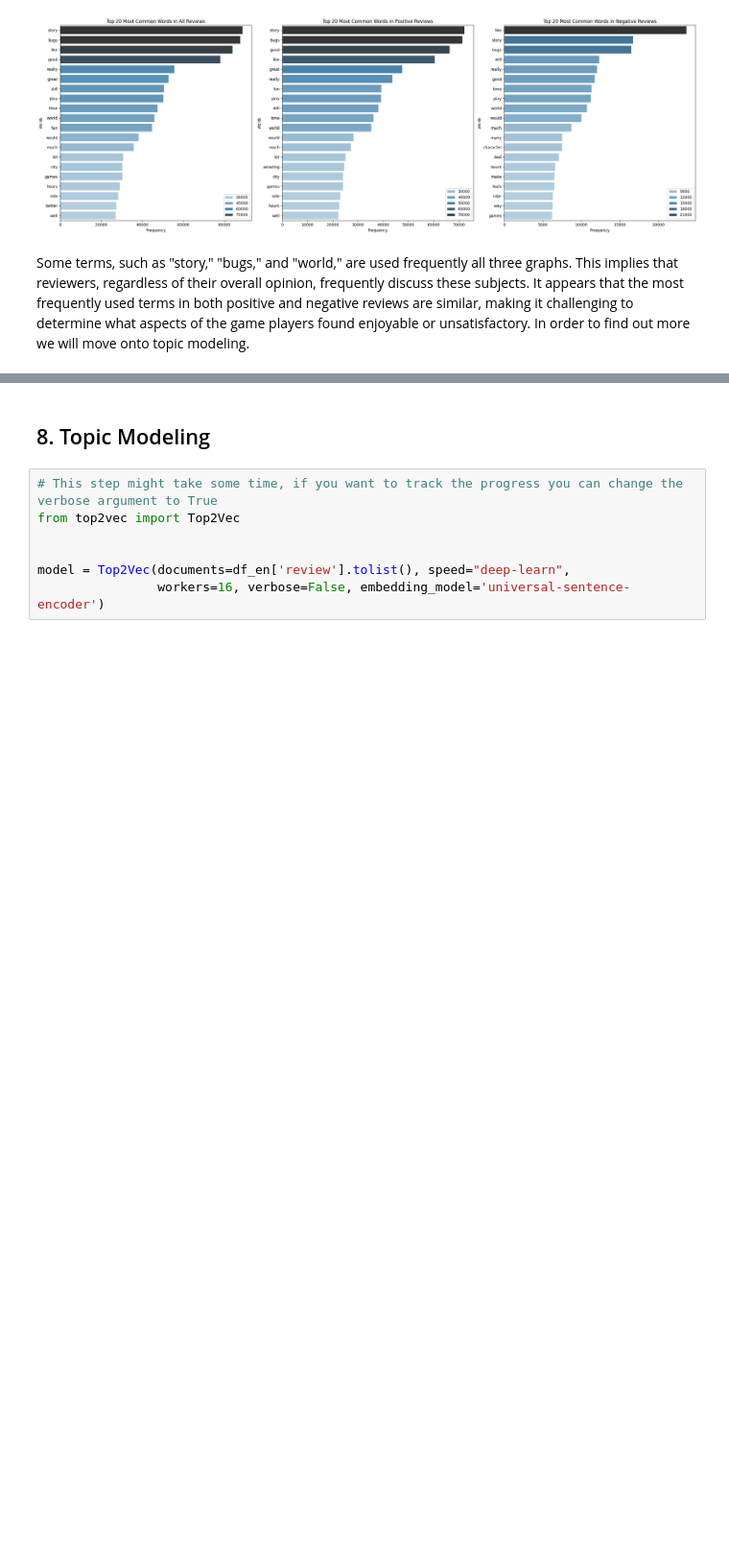
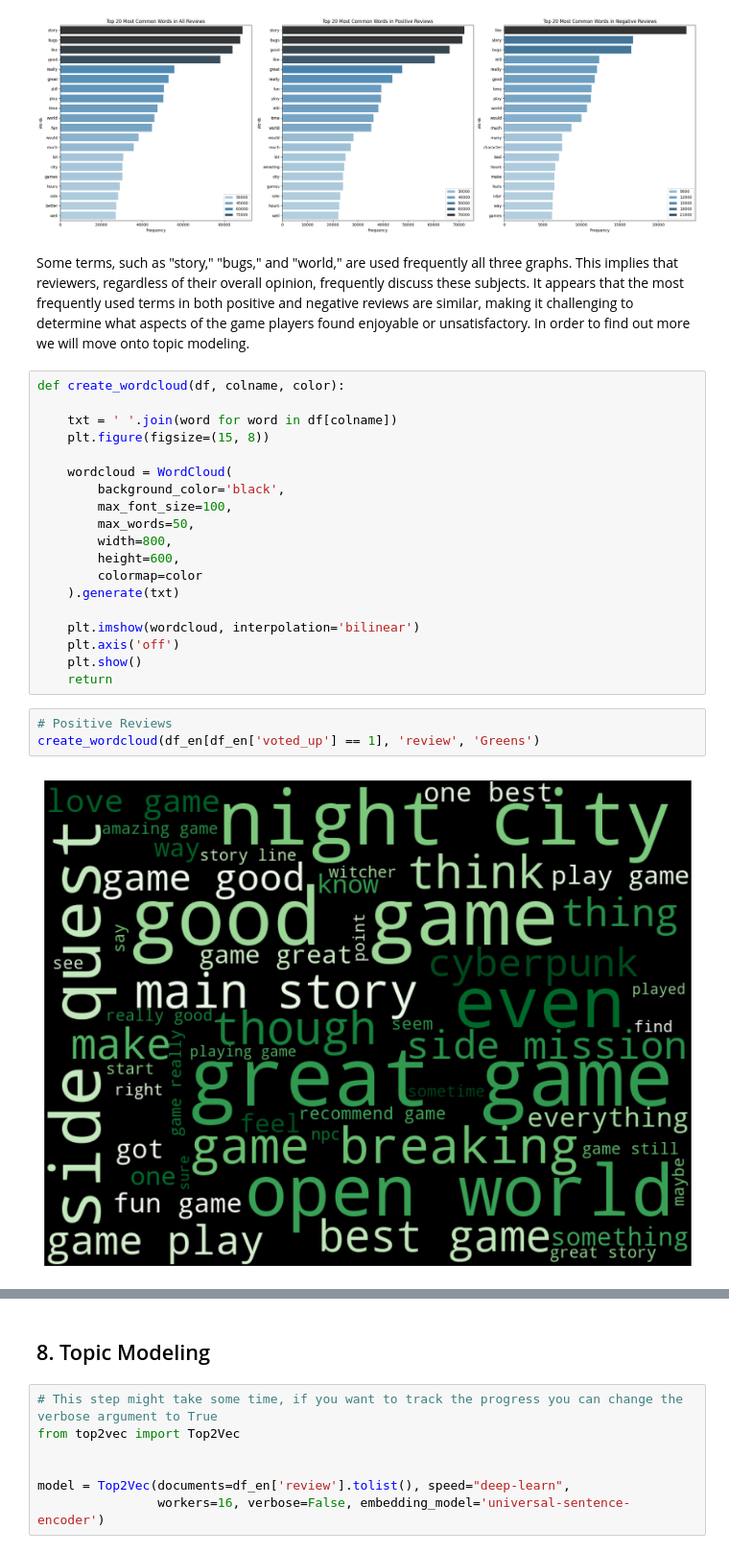
Before and after one commit to Kamiltonn/Cyberpunk2077SteamReviewsNLP, a Jupyter notebook: Analysis.ipynb, the cells around one changed output, grey strips where cells are left out. Shown at 96% size. Drawn from its saved outputs; the diff is of its cells as text; blank space fills up the shorter version.

```diff
--- a/Analysis.ipynb
+++ b/Analysis.ipynb
@@ -354,3 +354,27 @@ plt.show()
 [figure]
 # %% [markdown]
 Some terms, such as "story," "bugs," and "world," are used frequently all three graphs. This implies that reviewers, regardless of their overall opinion, frequently discuss these subjects. It appears that the most frequently used terms in both positive and negative reviews are similar, making it challenging to determine what aspects of the game players found enjoyable or unsatisfactory. In order to find out more we will move onto topic modeling.
+# %%
+def create_wordcloud(df, colname, color):
+
+    txt = ' '.join(word for word in df[colname])
+    plt.figure(figsize=(15, 8))
+
+    wordcloud = WordCloud(
+        background_color='black',
+        max_font_size=100,
+        max_words=50,
+        width=800,
+        height=600,
+        colormap=color
+    ).generate(txt)
+
+    plt.imshow(wordcloud, interpolation='bilinear')
+    plt.axis('off')
+    plt.show()
+    return
+# %%
+# Positive Reviews
+create_wordcloud(df_en[df_en['voted_up'] == 1], 'review', 'Greens')
+# %% [output]
+[figure, added]
```
Also changed, not shown: parts of 4 cells of this notebook, 7 other files.
